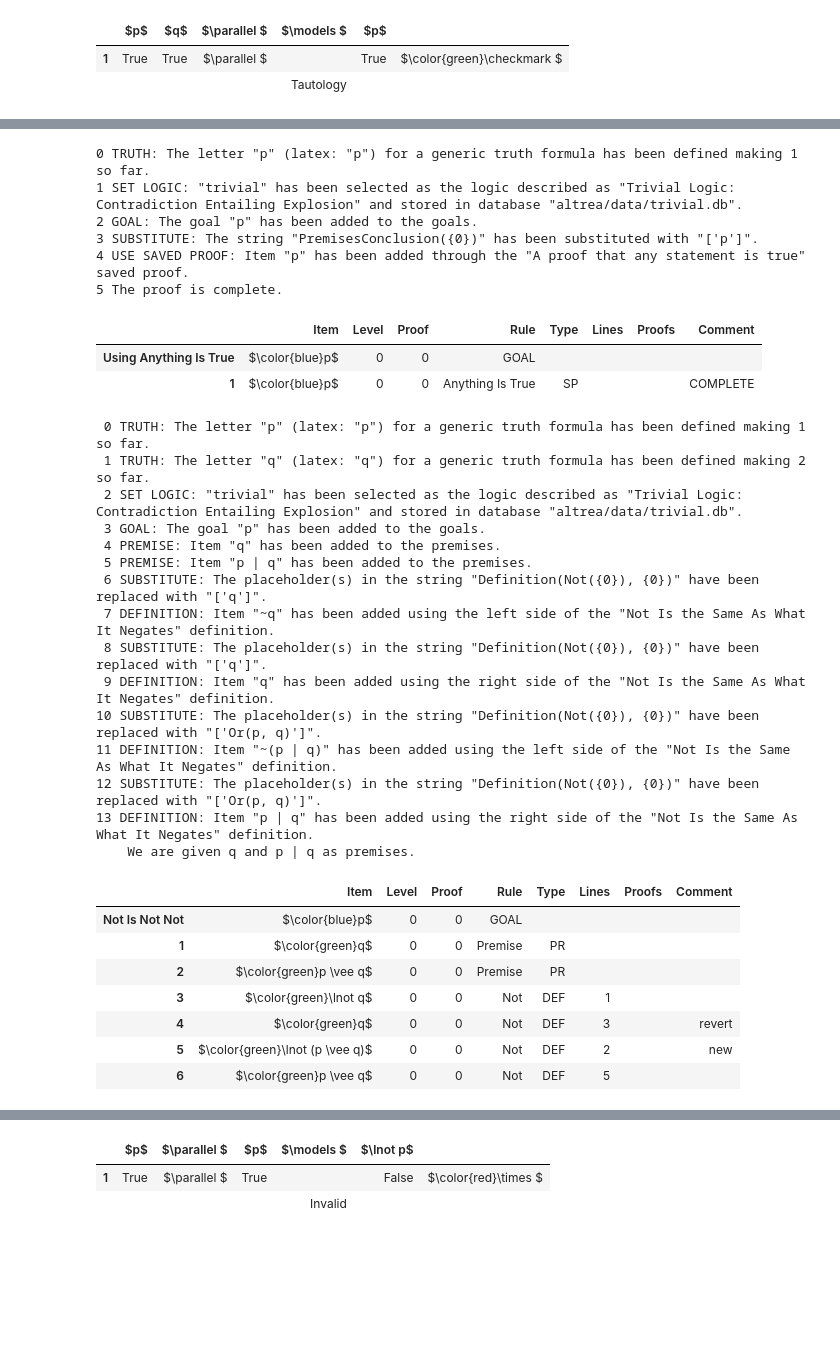
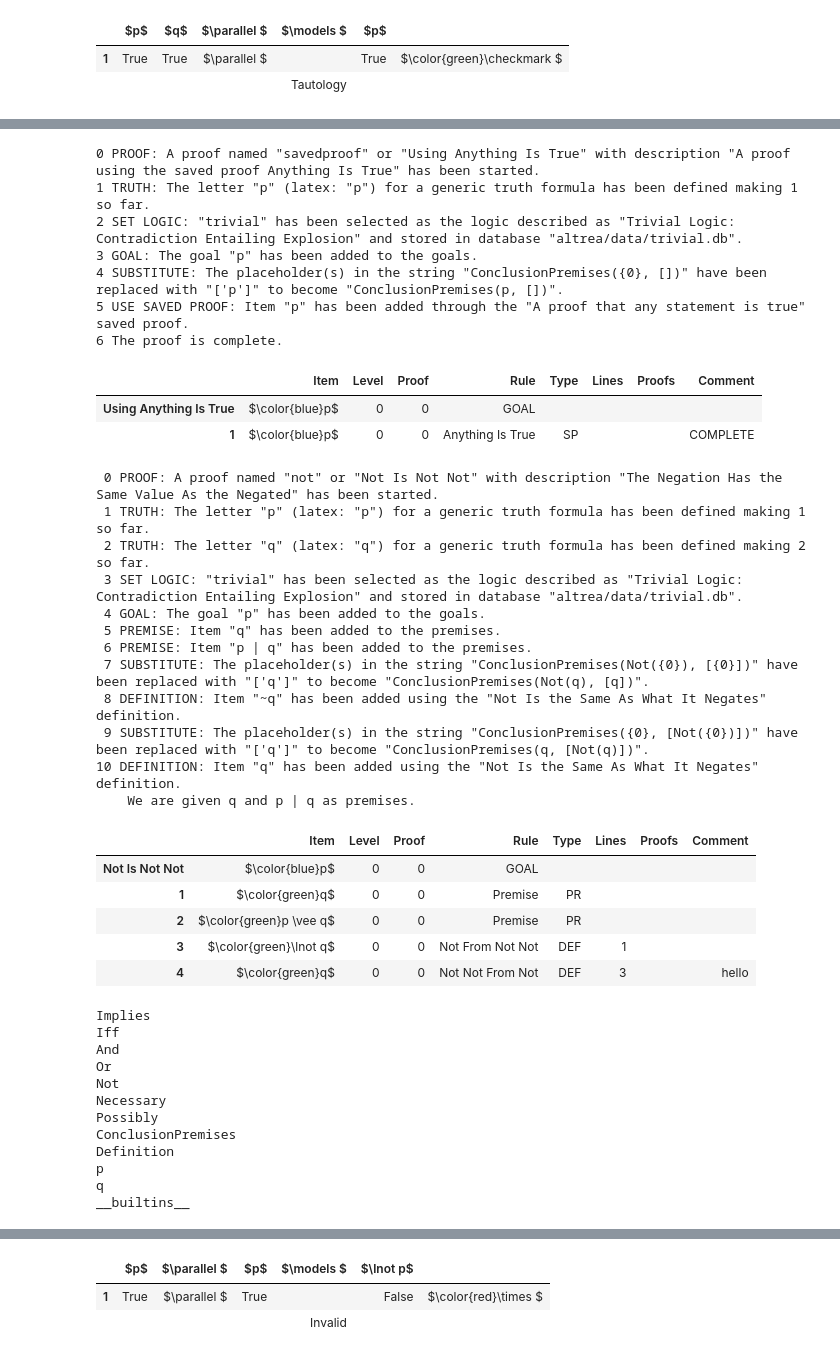
Before and after one commit to FrankHubeny/AltRea, a Jupyter notebook: trivial.ipynb, the cells around one changed output, grey strips where cells are left out. Cells and saved outputs as stored; diff of their text form; code cells hidden in the pictures; blank space fills up the shorter version.

```diff
--- a/trivial.ipynb
+++ b/trivial.ipynb
@@ -75,11 +75,12 @@ intelimrules = [
     (logic, p.possibly_intro_tag, 'self.possibly_intro_name'),
 ]
 definitions = [
-    (logic, 'not', 'Definition(Not({0}), {0})', 'Not', 'Not Is the Same As What It Negates'),
+    (logic, 'not_from_notnot', 'ConclusionPremises(Not({0}), [{0}])', 'Not From Not Not', 'Not Is the Same As What It Negates'),
+    (logic, 'notnot_from_not', 'ConclusionPremises({0}, [Not({0})])', 'Not Not From Not', 'Not Is the Same As What It Negates'),
 ]
 axioms = [
-    (logic, 'explosion', 'Implies(And({0}, Not({0})), {1})', 'Explosion', 'From a Contradiction Derive Anything'),
-    (logic, 'contradiction', 'And({0}, Not({0}))', 'Contradiction', 'All Contradictions Are True'),
+    (logic, 'explosion', 'ConclusionPremises({1}, [{0}, Not({0})])', 'Explosion', 'From a Contradiction Derive Anything'),
+    (logic, 'contradiction', 'ConclusionPremises(And({0}, Not({0})), [])', 'Contradiction', 'All Contradictions Are True'),
 ]
 altrea.data.addlogic(logic,logic,'Trivial Logic: Contradiction Entailing Explosion', connectors, intelimrules, definitions, axioms)
 # %% [output]
@@ -206,63 +210,75 @@ sp = Proof(name='savedproof', displayname='Using Anything Is True', description=
 p = sp.truth('p')
 sp.setlogic('trivial')
 sp.goal(p)
-sp.useproof('anything_is_true', p)
+sp.useproof('anything_is_true', [p])
 sp.displaylog()
 sp.displayproof()
 # %% [output]
-0 TRUTH: The letter "p" (latex: "p") for a generic truth formula has been defined making 1 so far.
-1 SET LOGIC: "trivial" has been selected as the logic described as "Trivial Logic: Contradiction Entailing Explosion" and stored in database "altrea/data/trivial.db".
-2 GOAL: The goal "p" has been added to the goals.
-3 SUBSTITUTE: The string "PremisesConclusion({0})" has been substituted with "['p']".
-4 USE SAVED PROOF: Item "p" has been added through the "A proof that any statement is true" saved proof.
-5 The proof is complete.
+0 PROOF: A proof named "savedproof" or "Using Anything Is True" with description "A proof using the saved proof Anything Is True" has been started.
+1 TRUTH: The letter "p" (latex: "p") for a generic truth formula has been defined making 1 so far.
+2 SET LOGIC: "trivial" has been selected as the logic described as "Trivial Logic: Contradiction Entailing Explosion" and stored in database "altrea/data/trivial.db".
+3 GOAL: The goal "p" has been added to the goals.
+4 SUBSTITUTE: The placeholder(s) in the string "ConclusionPremises({0}, [])" have been replaced with "['p']" to become "ConclusionPremises(p, [])".
+5 USE SAVED PROOF: Item "p" has been added through the "A proof that any statement is true" saved proof.
+6 The proof is complete.
 |  | Item | Level | Proof | Rule | Type | Lines | Proofs | Comment |
 | Using Anything Is True | $\color{blue}p$ | 0 | 0 | GOAL |  |  |  |  |
 | 1 | $\color{blue}p$ | 0 | 0 | Anything Is True | SP |  |  | COMPLETE |
 # %%
 # Using the useless definition "not"
 from altrea.boolean import Wff, Or, Not, And, Implies, Iff, Necessary, Possibly
 from altrea.rules import Proof
 
 n = Proof(name='not', displayname='Not Is Not Not', description='The Negation Has the Same Value As the Negated')
 p = n.truth('p')
 q = n.truth('q')
 n.setlogic('trivial')
 n.goal(p)
 n.premise(q)
 n.premise(Or(p, q))
-#n.definition(name='not', line=1, side='right', comment='testing', p)
-n.definition('not', 1, 'left', '', q)
-n.definition('not', 3, 'right', 'revert', q)
-n.definition('not', 2, 'left', 'new', Or(p, q))
-n.definition('not', 5, 'right', '', Or(p, q))
+n.definition('not_from_notnot', [1], [q])
+n.definition('notnot_from_not', [3], [q], 'hello')
+#n.definition('not', 3, 'right', 'revert', q)
+#n.definition('not', 2, 'left', 'new', Or(p, q))
+#n.definition('not', 5, 'right', '', Or(p, q))
 n.displaylog()
 n.writeproof()
 n.displayproof()
 # %% [output]
- 0 TRUTH: The letter "p" (latex: "p") for a generic truth formula has been defined making 1 so far.
- 1 TRUTH: The letter "q" (latex: "q") for a generic truth formula has been defined making 2 so far.
- 2 SET LOGIC: "trivial" has been selected as the logic described as "Trivial Logic: Contradiction Entailing Explosion" and stored in database "altrea/data/trivial.db".
- 3 GOAL: The goal "p" has been added to the goals.
- 4 PREMISE: Item "q" has been added to the premises.
- 5 PREMISE: Item "p | q" has been added to the premises.
- 6 SUBSTITUTE: The placeholder(s) in the string "Definition(Not({0}), {0})" have been replaced with "['q']".
- 7 DEFINITION: Item "~q" has been added using the left side of the "Not Is the Same As What It Negates" definition.
- 8 SUBSTITUTE: The placeholder(s) in the string "Definition(Not({0}), {0})" have been replaced with "['q']".
- 9 DEFINITION: Item "q" has been added using the right side of the "Not Is the Same As What It Negates" definition.
-10 SUBSTITUTE: The placeholder(s) in the string "Definition(Not({0}), {0})" have been replaced with "['Or(p, q)']".
-11 DEFINITION: Item "~(p | q)" has been added using the left side of the "Not Is the Same As What It Negates" definition.
-12 SUBSTITUTE: The placeholder(s) in the string "Definition(Not({0}), {0})" have been replaced with "['Or(p, q)']".
-13 DEFINITION: Item "p | q" has been added using the right side of the "Not Is the Same As What It Negates" definition.
+ 0 PROOF: A proof named "not" or "Not Is Not Not" with description "The Negation Has the Same Value As the Negated" has been started.
+ 1 TRUTH: The letter "p" (latex: "p") for a generic truth formula has been defined making 1 so far.
+ 2 TRUTH: The letter "q" (latex: "q") for a generic truth formula has been defined making 2 so far.
+ 3 SET LOGIC: "trivial" has been selected as the logic described as "Trivial Logic: Contradiction Entailing Explosion" and stored in database "altrea/data/trivial.db".
+ 4 GOAL: The goal "p" has been added to the goals.
+ 5 PREMISE: Item "q" has been added to the premises.
+ 6 PREMISE: Item "p | q" has been added to the premises.
+ 7 SUBSTITUTE: The placeholder(s) in the string "ConclusionPremises(Not({0}), [{0}])" have been replaced with "['q']" to become "ConclusionPremises(Not(q), [q])".
+ 8 DEFINITION: Item "~q" has been added using the "Not Is the Same As What It Negates" definition.
+ 9 SUBSTITUTE: The placeholder(s) in the string "ConclusionPremises({0}, [Not({0})])" have been replaced with "['q']" to become "ConclusionPremises(q, [Not(q)])".
+10 DEFINITION: Item "q" has been added using the "Not Is the Same As What It Negates" definition.
     We are given q and p | q as premises.
 |  | Item | Level | Proof | Rule | Type | Lines | Proofs | Comment |
 | Not Is Not Not | $\color{blue}p$ | 0 | 0 | GOAL |  |  |  |  |
 | 1 | $\color{green}q$ | 0 | 0 | Premise | PR |  |  |  |
 | 2 | $\color{green}p \vee q$ | 0 | 0 | Premise | PR |  |  |  |
-| 3 | $\color{green}\lnot q$ | 0 | 0 | Not | DEF | 1 |  |  |
-| 4 | $\color{green}q$ | 0 | 0 | Not | DEF | 3 |  | revert |
-| 5 | $\color{green}\lnot (p \vee q)$ | 0 | 0 | Not | DEF | 2 |  | new |
-| 6 | $\color{green}p \vee q$ | 0 | 0 | Not | DEF | 5 |  |  |
+| 3 | $\color{green}\lnot q$ | 0 | 0 | Not From Not Not | DEF | 1 |  |  |
+| 4 | $\color{green}q$ | 0 | 0 | Not Not From Not | DEF | 3 |  | hello |
+# %%
+for i in n.objectdictionary:
+    print(i)
+# %% [output]
+Implies
+Iff
+And
+Or
+Not
+Necessary
+Possibly
+ConclusionPremises
+Definition
+p
+q
+__builtins__
 # %%
 n.truthtable()
 # %% [output]
```
Also changed, not shown: parts of 14 cells of this notebook, 6 other files.
